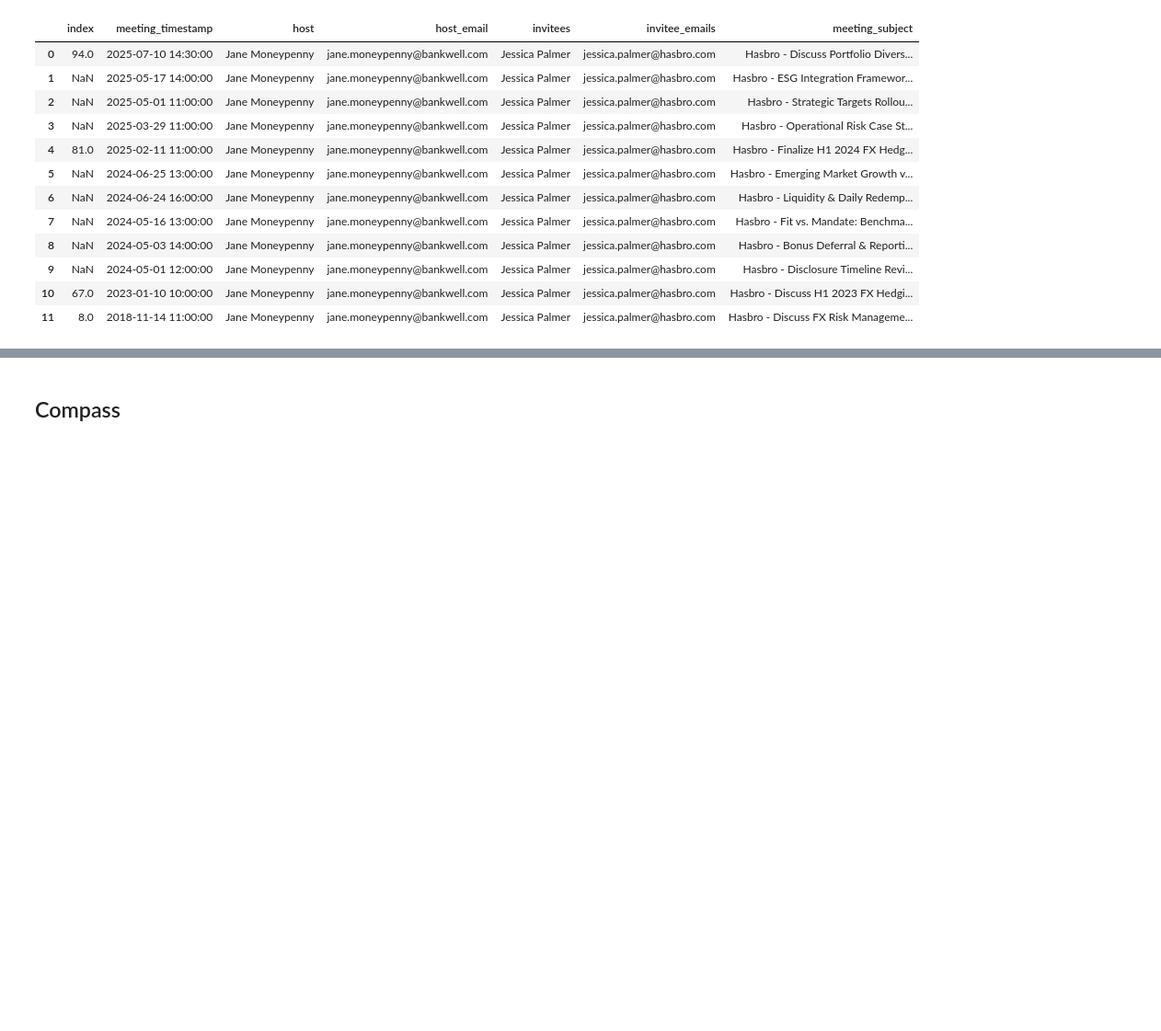
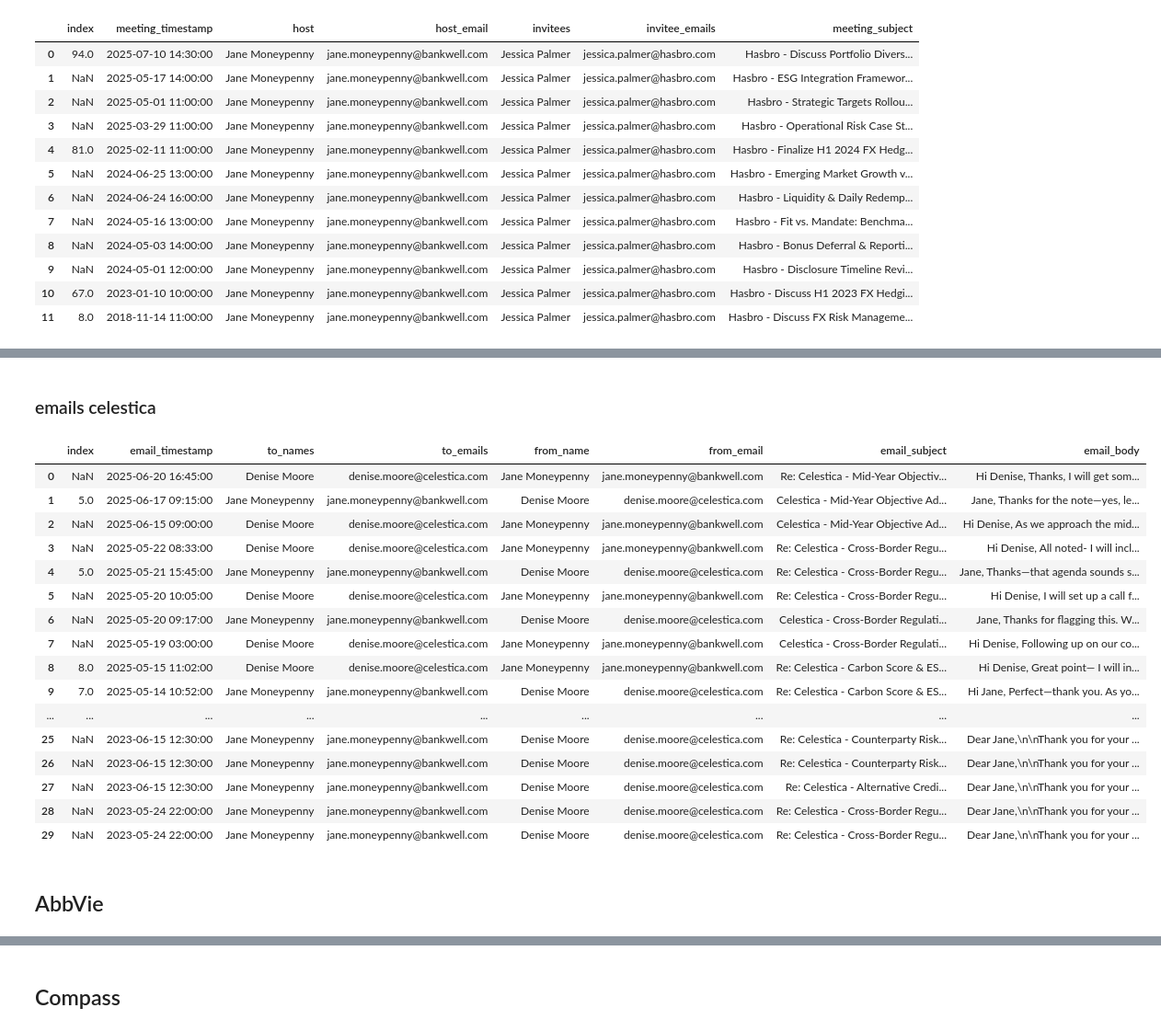
Before and after one commit to ConvoAI-Capstone-SpSu2025/currensee, a Jupyter notebook: notebooks/1.0-data_loading/8.0-update-meeting-dates.ipynb, the cells around one changed output, grey strips where cells are left out. Shown at 92% size. Cells and saved outputs as stored; diff of their text form; code cells hidden in the pictures; blank space fills up the shorter version.

Commit message:
updated emails and meeting dates

```diff
--- a/notebooks/1.0-data_loading/8.0-update-meeting-dates.ipynb
+++ b/notebooks/1.0-data_loading/8.0-update-meeting-dates.ipynb
@@ -156,0 +216,2 @@ df.head(10)
+# %% [markdown]
+### emails celestica
@@ -156,0 +295,27 @@ df.head(10)
+# %%
+df = pd.read_sql("""SELECT *
+        FROM email_data
+        WHERE to_emails in ('jane.moneypenny@bankwell.com', 'denise.moore@celestica.com')
+        and from_email in ('jane.moneypenny@bankwell.com', 'denise.moore@celestica.com')
+        order by email_timestamp desc""", con=engine)
+df.head(30)
+# %% [output]
+|  | index | email_timestamp | to_names | to_emails | from_name | from_email | email_subject | email_body |
+| 0 | NaN | 2025-06-20 16:45:00 | Denise Moore | denise.moore@celestica.com | Jane Moneypenny | jane.moneypenny@bankwell.com | Re: Celestica - Mid-Year Objectiv... | Hi Denise, Thanks, I will get som... |
+| 1 | 5.0 | 2025-06-17 09:15:00 | Jane Moneypenny | jane.moneypenny@bankwell.com | Denise Moore | denise.moore@celestica.com | Celestica - Mid-Year Objective Ad... | Jane, Thanks for the note—yes, le... |
+| 2 | NaN | 2025-06-15 09:00:00 | Denise Moore | denise.moore@celestica.com | Jane Moneypenny | jane.moneypenny@bankwell.com | Celestica - Mid-Year Objective Ad... | Hi Denise, As we approach the mid... |
+| 3 | NaN | 2025-05-22 08:33:00 | Denise Moore | denise.moore@celestica.com | Jane Moneypenny | jane.moneypenny@bankwell.com | Re: Celestica - Cross-Border Regu... | Hi Denise, All noted- I will incl... |
+| 4 | 5.0 | 2025-05-21 15:45:00 | Jane Moneypenny | jane.moneypenny@bankwell.com | Denise Moore | denise.moore@celestica.com | Re: Celestica - Cross-Border Regu... | Jane, Thanks—that agenda sounds s... |
+| 5 | NaN | 2025-05-20 10:05:00 | Denise Moore | denise.moore@celestica.com | Jane Moneypenny | jane.moneypenny@bankwell.com | Re: Celestica - Cross-Border Regu... | Hi Denise, I will set up a call f... |
+| 6 | NaN | 2025-05-20 09:17:00 | Jane Moneypenny | jane.moneypenny@bankwell.com | Denise Moore | denise.moore@celestica.com | Celestica - Cross-Border Regulati... | Jane, Thanks for flagging this. W... |
+| 7 | NaN | 2025-05-19 03:00:00 | Denise Moore | denise.moore@celestica.com | Jane Moneypenny | jane.moneypenny@bankwell.com | Celestica - Cross-Border Regulati... | Hi Denise, Following up on our co... |
+| 8 | 8.0 | 2025-05-15 11:02:00 | Denise Moore | denise.moore@celestica.com | Jane Moneypenny | jane.moneypenny@bankwell.com | Re: Celestica - Carbon Score & ES... | Hi Denise, Great point— I will in... |
+| 9 | 7.0 | 2025-05-14 10:52:00 | Jane Moneypenny | jane.moneypenny@bankwell.com | Denise Moore | denise.moore@celestica.com | Re: Celestica - Carbon Score & ES... | Hi Jane, Perfect—thank you. As yo... |
+| ... | ... | ... | ... | ... | ... | ... | ... | ... |
+| 25 | NaN | 2023-06-15 12:30:00 | Jane Moneypenny | jane.moneypenny@bankwell.com | Denise Moore | denise.moore@celestica.com | Re: Celestica - Counterparty Risk... | Dear Jane,\n\nThank you for your ... |
+| 26 | NaN | 2023-06-15 12:30:00 | Jane Moneypenny | jane.moneypenny@bankwell.com | Denise Moore | denise.moore@celestica.com | Re: Celestica - Counterparty Risk... | Dear Jane,\n\nThank you for your ... |
+| 27 | NaN | 2023-06-15 12:30:00 | Jane Moneypenny | jane.moneypenny@bankwell.com | Denise Moore | denise.moore@celestica.com | Re: Celestica - Alternative Credi... | Dear Jane,\n\nThank you for your ... |
+| 28 | NaN | 2023-05-24 22:00:00 | Jane Moneypenny | jane.moneypenny@bankwell.com | Denise Moore | denise.moore@celestica.com | Re: Celestica - Cross-Border Regu... | Dear Jane,\n\nThank you for your ... |
+| 29 | NaN | 2023-05-24 22:00:00 | Jane Moneypenny | jane.moneypenny@bankwell.com | Denise Moore | denise.moore@celestica.com | Re: Celestica - Cross-Border Regu... | Dear Jane,\n\nThank you for your ... |
+# %% [markdown]
+## AbbVie
```
Also changed, not shown: parts of 29 cells of this notebook, 3 other files.
